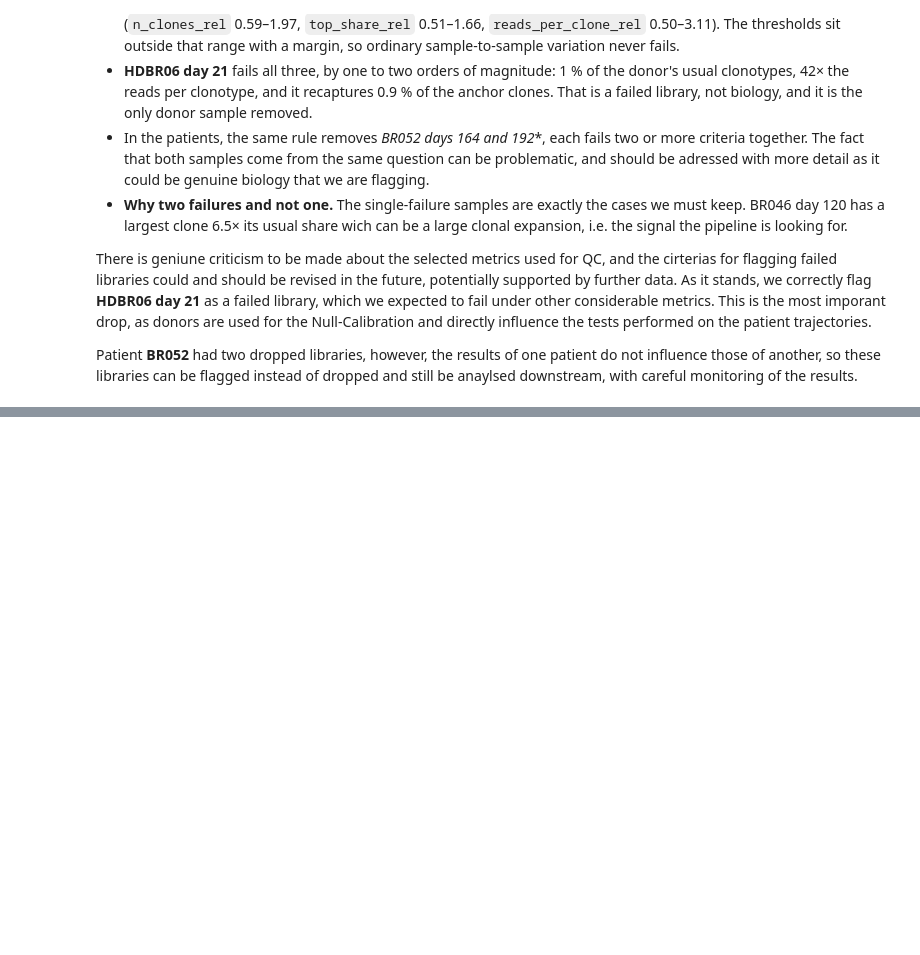
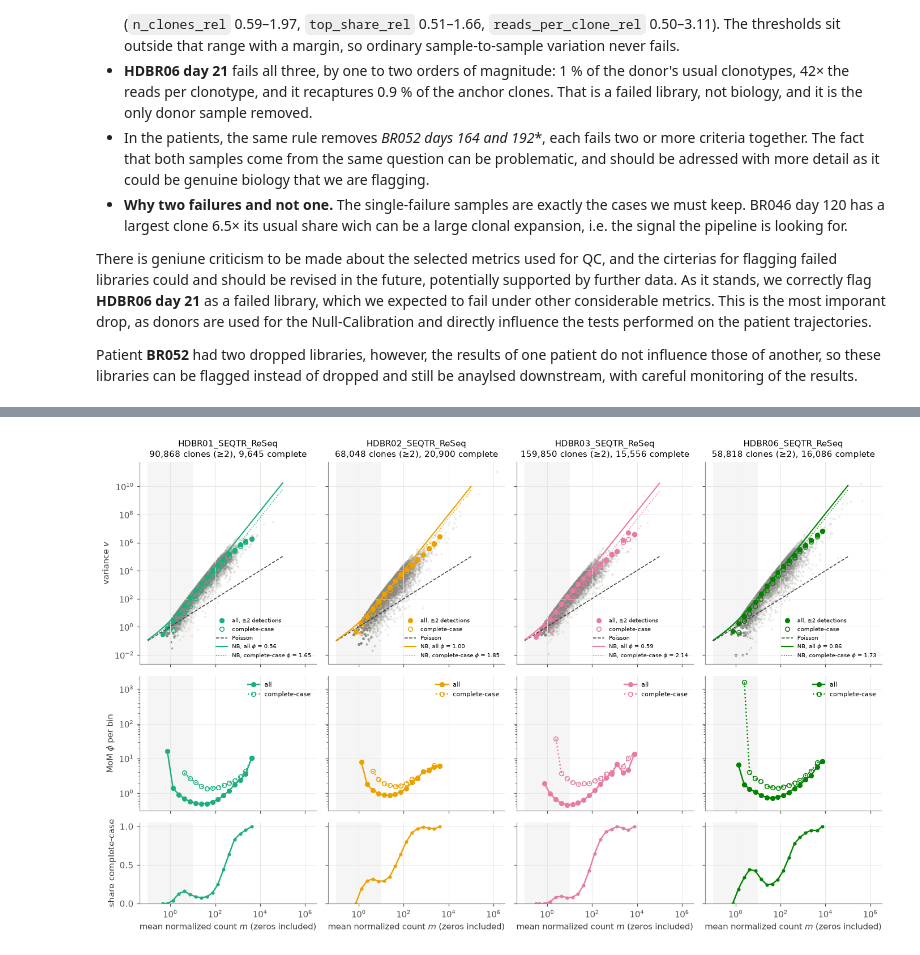
Before and after one commit to leogabcz/VHIO-colab, a Jupyter notebook: notebooks/Notebook_1_EDA.ipynb, the cells around one changed output, grey strips where cells are left out. Drawn from its saved outputs; the diff is of its cells as text; code cells hidden in the pictures; blank space fills up the shorter version.

```diff
--- a/notebooks/Notebook_1_EDA.ipynb
+++ b/notebooks/Notebook_1_EDA.ipynb
@@ -396,3 +396,18 @@ fig.tight_layout(rect=(0, 0.07, 1, 1))
 There is geniune criticism to be made about the selected metrics used for QC, and the cirterias for flagging failed libraries could and should be revised in the future, potentially supported by further data. As it stands, we correctly flag **HDBR06 day 21** as a failed library, which we expected to fail under other considerable metrics. This is the most imporant drop, as donors are used for the Null-Calibration and directly influence the tests performed on the patient trajectories.
 
 Patient **BR052** had two dropped libraries, however, the results of one patient do not influence those of another, so these libraries can be flagged instead of dropped and still be anaylsed downstream, with careful monitoring of the results.
+# %%
+USABLE = [p for p in DONORS if p.startswith('HDBR')]
+dropped = pd.MultiIndex.from_frame(
+    qc_d.loc[qc_d['drop'], ['patient', 'day']].astype({'patient': str}))
+
+hd = healthy_df[healthy_df['patient'].isin(USABLE)].copy()
+hd['patient'] = hd['patient'].astype(str)
+hd = hd[~pd.MultiIndex.from_frame(hd[['patient', 'day']]).isin(dropped)]
+print(hd.groupby('patient')['day'].unique())
+
+def wide_counts(df_p):
+    """One person -> (clones x samples count matrix with 0 = not detected, depth per sample, days)."""
+    X = df_p.pivot(index='clono', columns='day', values='count').fillna(0)
+    D = df_p.groupby('day')['D_t'].first().reindex(X.columns)
+    return X.to_numpy(float), D.to_numpy(float), X.columns.to_numpy()
@@ -398,0 +552,67 @@ Patient **BR052** had two dropped libraries, however, the results of one patient
+# %%
+# Mean–variance with ALL clones detected in >= MIN_DET samples (missing samples counted as 0),
+# compared with the complete-case clones from 1.7
+MIN_DET = 2
+phi_mv_all, mv_all = {}, {}
+
+fig, axes = plt.subplots(3, len(USABLE), figsize=(3.2 * len(USABLE), 8.2), sharex=True, sharey='row',
+                         gridspec_kw={'height_ratios': [3, 2, 1.2]})
+for i, p in enumerate(USABLE):
+    X, D, days = wide_counts(hd[hd['patient'] == p])            # 0 = not detected
+    s = D / np.exp(np.log(D).mean())
+    inv_s = np.mean(1 / s)
+    n_det = (X > 0).sum(1)
+    keep = n_det >= MIN_DET
+    Y = X[keep] / s
+    m, v = Y.mean(1), Y.var(1, ddof=1)
+    full = n_det[keep] == len(days)
+
+    excess = (v - m * inv_s) / m**2
+    phi_mv_all[p] = 1 / np.mean(excess[m >= M_MIN])
+
+    codes = np.asarray(pd.cut(m, MV_BINS).codes)
+    binned = (pd.DataFrame({'m': m, 'v': v, 'a': excess, 'full': full}).groupby(codes)
+                .agg(m=('m', 'mean'), v=('v', 'mean'), a=('a', 'mean'), n=('m', 'size'),
+                     pct_full=('full', 'mean')))
+    binned = binned[(binned.index >= 0) & (binned['n'] >= 20)]
+    binned['phi'] = 1 / binned['a'].where(binned['a'] > 0)
+    mv_all[p] = binned
+    cc = phi_bins[p]                                             # complete-case bins from 1.7
+
+    # top: variance vs mean
+    ax = axes[0, i]
+    sub = np.random.default_rng(0).choice(len(m), min(len(m), 20000), replace=False)
+    ax.scatter(m[sub], np.clip(v[sub], 1e-2, None), s=2, color=GREY, alpha=0.12, rasterized=True)
+    ax.plot(binned['m'], binned['v'], 'o', color=COLOR[p], label=f'all, ≥{MIN_DET} detections')
+    ax.plot(cc['m'], cc['v'], 'o', mfc='none', color=COLOR[p], label='complete-case')
+    mm = np.logspace(-1, 5, 200)
+    ax.plot(mm, mm * inv_s, ls='--', color='#3d3c39', lw=1, label='Poisson')
+    ax.plot(mm, mm * inv_s + mm**2 / phi_mv_all[p], color=COLOR[p], lw=1.4,
+            label=f'NB, all $\\phi$ = {phi_mv_all[p]:.2f}')
+    ax.plot(mm, mm * inv_s + mm**2 / phi_mv[p], color=COLOR[p], lw=1, ls=':',
+            label=f'NB, complete-case $\\phi$ = {phi_mv[p]:.2f}')
+    ax.axvspan(1e-1, M_MIN, color=GREY, alpha=0.08, lw=0)
+    ax.set(xscale='log', yscale='log',
+           title=f'{p}\n{keep.sum():,} clones (≥{MIN_DET}), {full.sum():,} complete')
+    ax.legend(fontsize=6.5)
+
+    # middle: MoM phi per bin
+    ax = axes[1, i]
+    ax.plot(binned['m'], binned['phi'], 'o-', color=COLOR[p], label='all')
+    ax.plot(cc['m'], cc['phi_mom'], 'o:', mfc='none', color=COLOR[p], label='complete-case')
+    ax.axvspan(1e-1, M_MIN, color=GREY, alpha=0.08, lw=0)
+    ax.set(yscale='log')
+    ax.legend(fontsize=7)
+
+    # bottom: share of clones in the bin that are complete-case
+    ax = axes[2, i]
+    ax.plot(binned['m'], binned['pct_full'], 'o-', ms=3, color=COLOR[p])
+    ax.axvspan(1e-1, M_MIN, color=GREY, alpha=0.08, lw=0)
+    ax.set(xscale='log', ylim=(0, 1.05), xlabel='mean normalized count $m$ (zeros included)')
+axes[0, 0].set_ylabel('variance $v$')
+axes[1, 0].set_ylabel('MoM $\\phi$ per bin')
+axes[2, 0].set_ylabel('share complete-case')
+fig.tight_layout()
+
+display(pd.DataFrame({'phi MoM complete-case': phi_mv, f'phi MoM all (≥{MIN_DET} det.)': phi_mv_all}).round(2))
+# %% [output]
@@ -398,0 +624 @@ Patient **BR052** had two dropped libraries, however, the results of one patient
+[figure, added]
```
Also changed, not shown: parts of 20 cells of this notebook, 46 other files.
